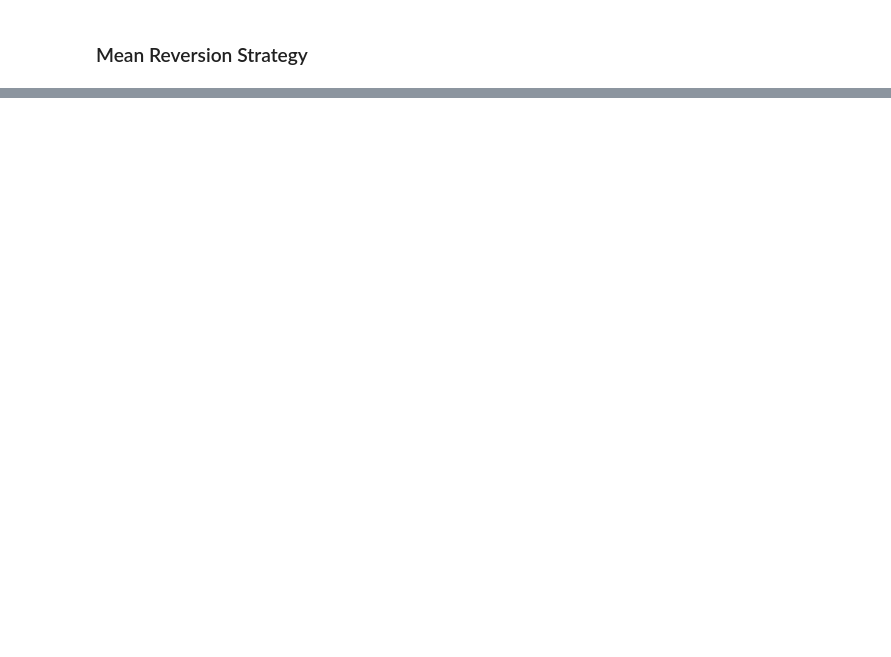
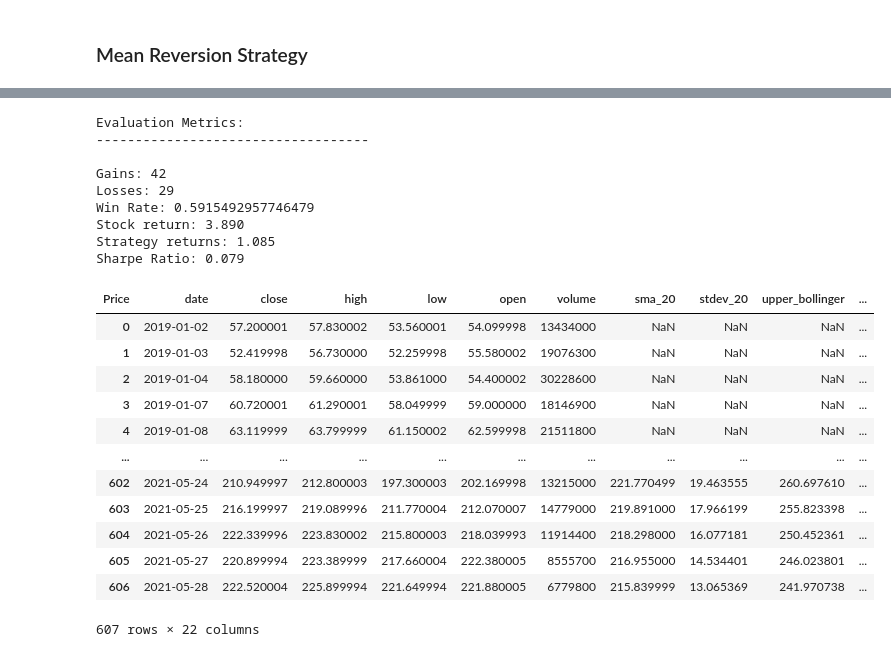
Before and after one commit to MatthewSmithseree/mean-reversion-trading-bot, a Jupyter notebook: mean_reversion.ipynb, the cells around one changed output, grey strips where cells are left out. Cells and saved outputs as stored; diff of their text form; code cells hidden in the pictures; blank space fills up the shorter version.

```diff
--- a/mean_reversion.ipynb
+++ b/mean_reversion.ipynb
@@ -98,0 +88,27 @@ ValueError: Data must be 1-dimensional, got ndarray of shape (756, 756) instead
+# %%
+#backtesting
+
+bt.backtest_strategy(data)
+# %% [output]
+Evaluation Metrics:
+-----------------------------------
+
+Gains: 42
+Losses: 29
+Win Rate: 0.5915492957746479
+Stock return: 3.890
+Strategy returns: 1.085
+Sharpe Ratio: 0.079
+| Price | date | close | high | low | open | volume | sma_20 | stdev_20 | upper_bollinger | ... |
+| 0 | 2019-01-02 | 57.200001 | 57.830002 | 53.560001 | 54.099998 | 13434000 | NaN | NaN | NaN | ... |
+| 1 | 2019-01-03 | 52.419998 | 56.730000 | 52.259998 | 55.580002 | 19076300 | NaN | NaN | NaN | ... |
+| 2 | 2019-01-04 | 58.180000 | 59.660000 | 53.861000 | 54.400002 | 30228600 | NaN | NaN | NaN | ... |
+| 3 | 2019-01-07 | 60.720001 | 61.290001 | 58.049999 | 59.000000 | 18146900 | NaN | NaN | NaN | ... |
+| 4 | 2019-01-08 | 63.119999 | 63.799999 | 61.150002 | 62.599998 | 21511800 | NaN | NaN | NaN | ... |
+| ... | ... | ... | ... | ... | ... | ... | ... | ... | ... | ... |
+| 602 | 2021-05-24 | 210.949997 | 212.800003 | 197.300003 | 202.169998 | 13215000 | 221.770499 | 19.463555 | 260.697610 | ... |
+| 603 | 2021-05-25 | 216.199997 | 219.089996 | 211.770004 | 212.070007 | 14779000 | 219.891000 | 17.966199 | 255.823398 | ... |
+| 604 | 2021-05-26 | 222.339996 | 223.830002 | 215.800003 | 218.039993 | 11914400 | 218.298000 | 16.077181 | 250.452361 | ... |
+| 605 | 2021-05-27 | 220.899994 | 223.389999 | 217.660004 | 222.380005 | 8555700 | 216.955000 | 14.534401 | 246.023801 | ... |
+| 606 | 2021-05-28 | 222.520004 | 225.899994 | 221.649994 | 221.880005 | 6779800 | 215.839999 | 13.065369 | 241.970738 | ... |
+607 rows × 22 columns
```
Also changed, not shown: parts of 6 cells of this notebook, 3 other files.
